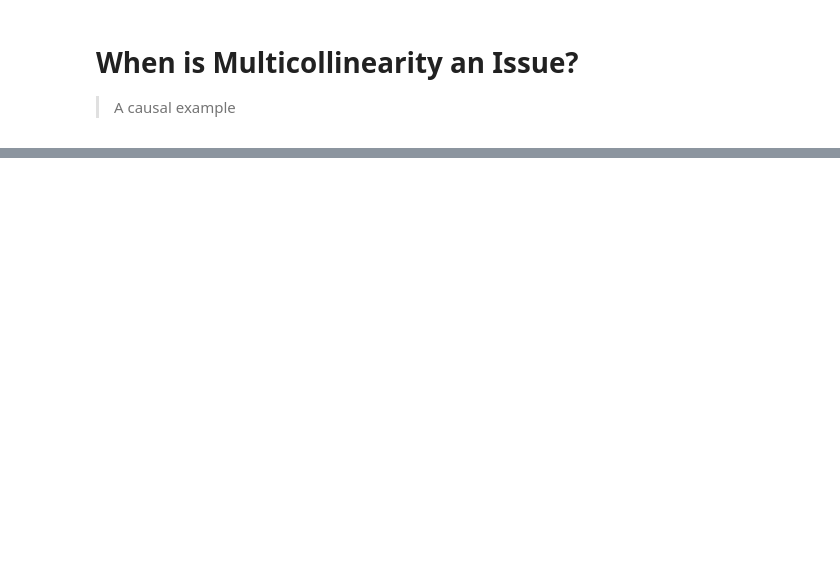
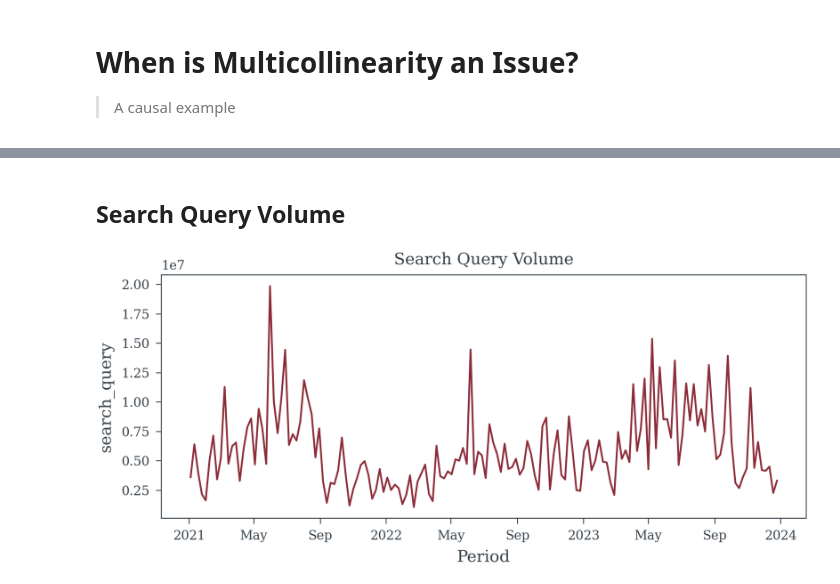
Before and after one commit to redam94/common_regression_issues, a Jupyter notebook: nbs/01_multicollinearity.ipynb, the cells around one changed output, grey strips where cells are left out. Drawn from its saved outputs; the diff is of its cells as text; code cells hidden in the pictures; blank space fills up the shorter version.

```diff
--- a/nbs/01_multicollinearity.ipynb
+++ b/nbs/01_multicollinearity.ipynb
@@ -172,0 +448,9 @@ sample_random_data(156, random_seed=42).plot()
+# %% [markdown]
+## Search Query Volume
+# %%
+#| echo: false
+fig, ax = plt.subplots()
+dataset.search_query.plot(ax=ax)
+ax.set_title("Search Query Volume");
+# %% [output]
+[figure, added]
```
Also changed, not shown: parts of 31 cells of this notebook, 1 other file.
